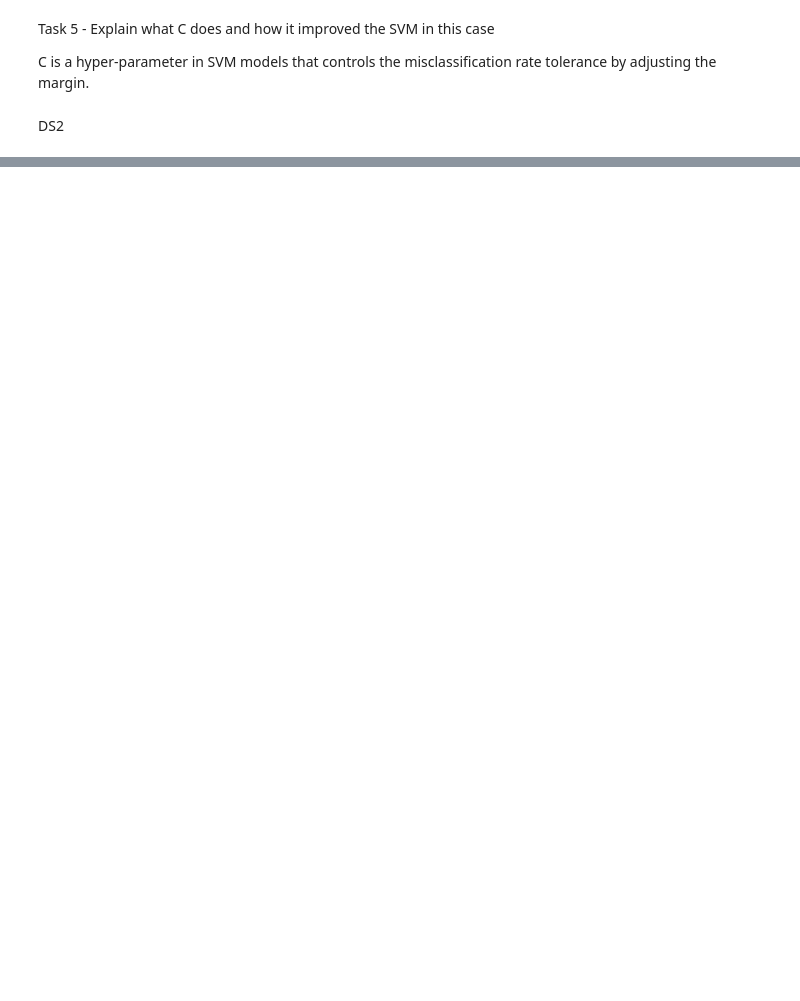
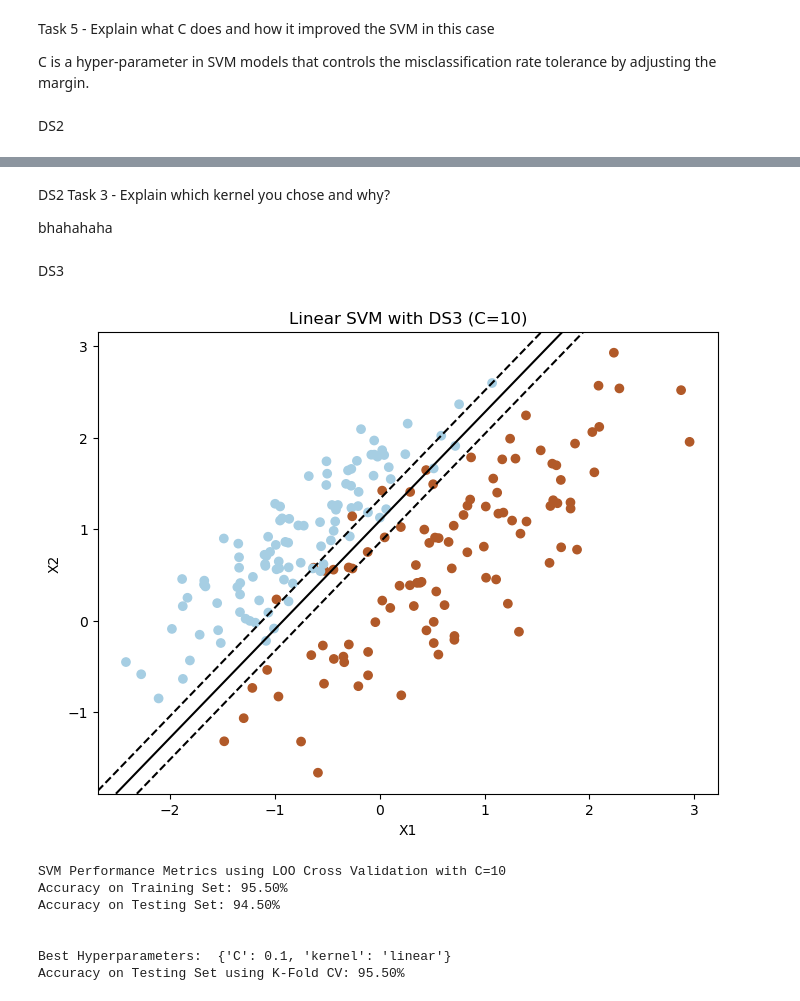
Before and after one commit to asif-jc/Support-Vector-Machine, a Jupyter notebook: Linear SVM Model.ipynb, the cells around one changed output, grey strips where cells are left out. Cells and saved outputs as stored; diff of their text form; code cells hidden in the pictures; blank space fills up the shorter version.

```diff
--- a/Linear SVM Model.ipynb
+++ b/Linear SVM Model.ipynb
@@ -146,0 +172,57 @@ DS2
+# %% [markdown]
+DS2 Task 3 - Explain which kernel you chose and why?
+
+bhahahaha
+# %% [markdown]
+DS3
+# %%
+# Task 2
+def KFoldCV(X, y, param_grid, k):
+    svm = SVC()
+
+    kf = KFold(n_splits=k, shuffle=True, random_state=42)
+
+    grid_search = GridSearchCV(svm, param_grid, cv=kf)
+    grid_search.fit(X, y)
+
+    # Print the best hyperparameters and corresponding accuracy
+    print("Best Hyperparameters: ", grid_search.best_params_)
+    print("Accuracy on Testing Set using K-Fold CV: {:.2f}%".format(grid_search.best_score_ * 100))
+
+    return grid_search.best_params_
+
+def FitSVM(X, y, kernel, C):
+    svm = SVC(kernel=kernel, C=C)
+    svm.fit(X, y)
+    return svm
+# %%
+# Task 1
+# Restructuring DS2 as model input
+DS3 = pd.read_csv('D3.csv', header = None)
+X, y = [0, 1], DS3[2]
+X = DS3[X].values
+
+C = 10
+svm = FitLinearSVM(C, X, y)
+PlotDecisionBoundaries(C, X, y, svm, plot_title = 'Linear SVM with DS3 (C={})'.format(C))
+train_performance, test_performance = LeaveOneOutCV(C, X, y, svm)
+print('\n')
+
+# Task 2
+# Optimising the following hyperparameters of SVM Models: C, Kernel
+param_grid = {
+    'C': [0.1, 1, 10],
+    'kernel': ['linear', 'rbf', 'poly']}
+
+BestParameters = KFoldCV(X, y, param_grid, k = 5)
+svm = FitSVM(X, y, BestParameters['kernel'], BestParameters['C'])
+PlotDecisionBoundaries(C, X, y, svm, plot_title = ('{} SVM with DS3 (C={})'.format(BestParameters['kernel'], BestParameters['C'])))
+# %% [output]
+[figure, added]
+SVM Performance Metrics using LOO Cross Validation with C=10
+Accuracy on Training Set: 95.50%
+Accuracy on Testing Set: 94.50%
+
+
+Best Hyperparameters:  {'C': 0.1, 'kernel': 'linear'}
+Accuracy on Testing Set using K-Fold CV: 95.50%
```
Also changed, not shown: parts of 7 cells of this notebook, 1 other file.
